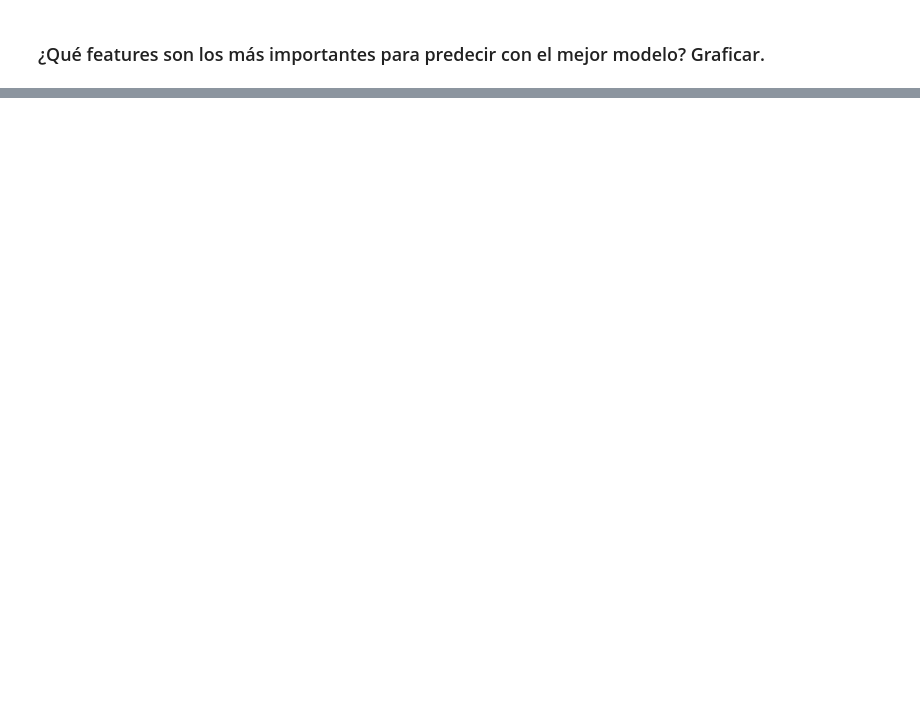
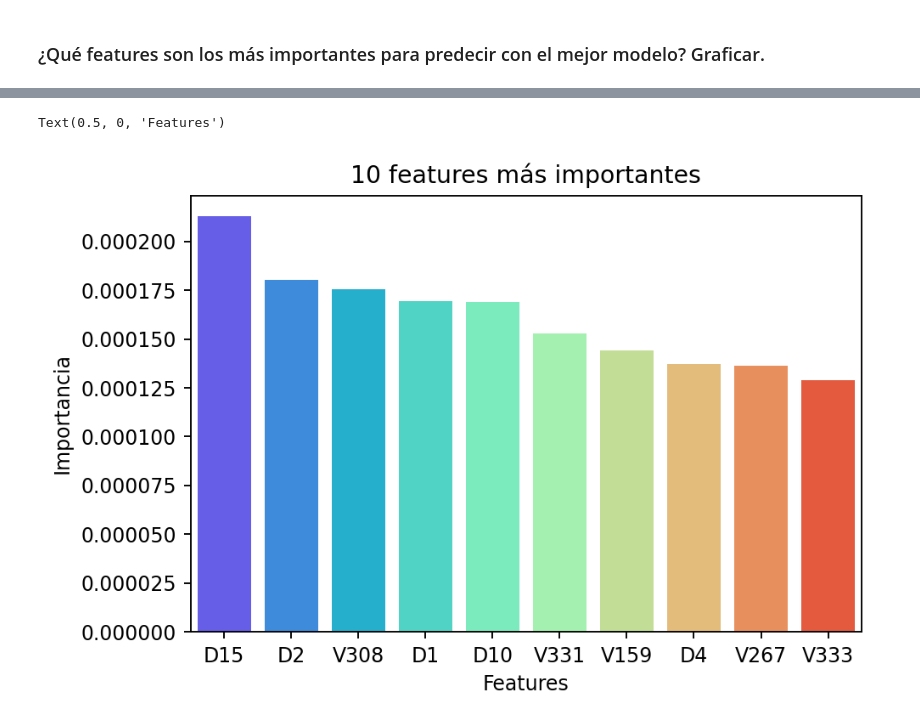
Before and after one commit to MauRodriguez/Orga-de-Datos-entregas, a Jupyter notebook: TP 3/baseline.ipynb, the cells around one changed output, grey strips where cells are left out. Saved outputs shown, nothing was run; the diff lists cells and outputs as text; code cells hidden in the pictures; blank space fills up the shorter version.

```diff
--- a/TP 3/baseline.ipynb
+++ b/TP 3/baseline.ipynb
@@ -67,10 +85,13 @@ merge_encoded = None
 # %%
 params = {
-    "penalty": ["l2", "none"]
+    "penalty": ["none", "l2"],
+    "tol": [0.5e-4, 1e-4, 1.5e-4],
+    "C": [0.1, 0.2, 0.3, 0.4, 0.5, 0.6, 0.7, 0.8, 0.9, 1],
+    "fit_intercept": [True, False]
 }
 # %%
 clf = RandomizedSearchCV(estimator = logRegressor, param_distributions = params, cv = 3, \
-                         scoring= "roc_auc", n_iter = 2, n_jobs = 1, random_state = 1)
+                         scoring= "roc_auc", n_iter = 20, n_jobs = 1, random_state = 1, verbose = 100)
 # %%
-clf.fit(x_train, y_train)
+best_model = clf.fit(x_train.values, y_train.values)
 # %% [output]
@@ -88,2 +232,10 @@ Please also refer to the documentation for alternative solver options:
 # %% [markdown]
 ### ¿Qué features son los más importantes para predecir con el mejor modelo? Graficar.
+# %%
+data = {"column": x_train.columns,
+    "importance": best_model.best_estimator_.coef_[0]}
+
+df = pd.DataFrame(data)
+df.importance = abs(df.importance)
+df = df.nlargest(10, "importance")
+df
@@ -89,0 +254,10 @@ Please also refer to the documentation for alternative solver options:
+# %%
+fig, ax = plt.subplots(dpi=170)
+sns.barplot(x=df.column, y=df.importance,palette = "rainbow")
+ax.set_title('10 features más importantes',fontsize=12)
+ax.set_ylabel('Importancia',fontsize=10)
+ax.set_xlabel('Features',fontsize=10)
+#ax.set_yscale('log')
+# %% [output]
+Text(0.5, 0, 'Features')
+[figure, added]
```
Also changed, not shown: parts of 23 cells of this notebook, 2 other files.
